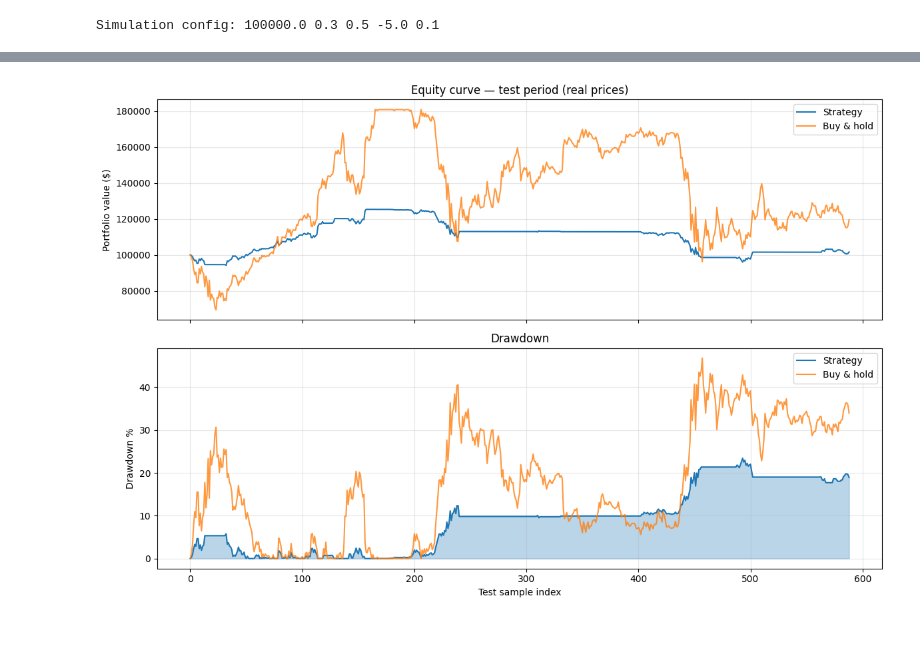
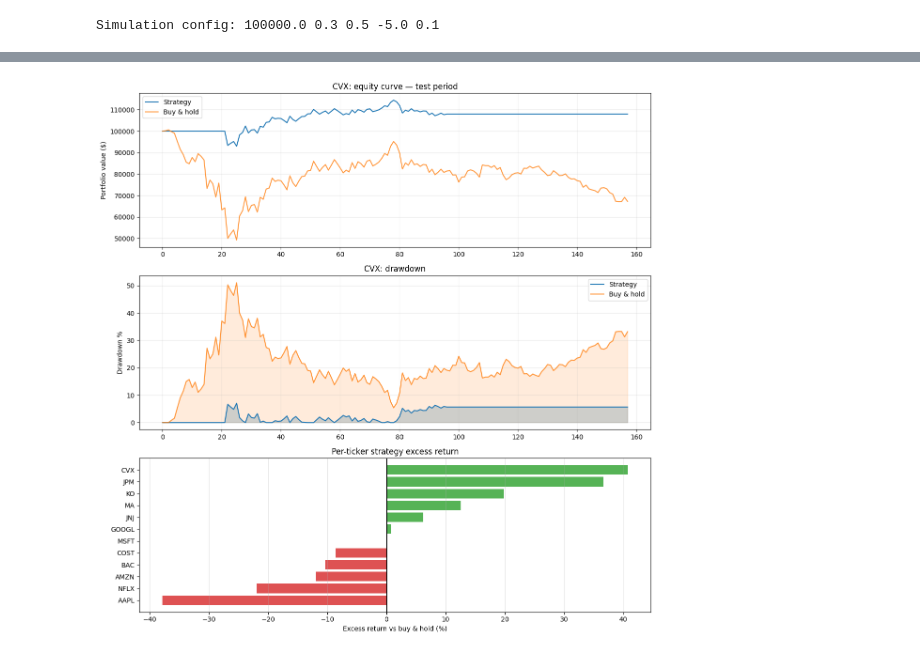
Before and after one commit to ValentinYotov/Stock-price-prediction, a Jupyter notebook: notebooks/05_backtest_simulation.ipynb, the cells around one changed output, grey strips where cells are left out. Cells and saved outputs as stored; diff of their text form; code cells hidden in the pictures.

```diff
--- a/notebooks/05_backtest_simulation.ipynb
+++ b/notebooks/05_backtest_simulation.ipynb
@@ -269,41 +344,58 @@ Final: cash=$71931.44, shares=311.77, equity=$101637.16
 # %%
 import matplotlib.pyplot as plt
 
-fig, axes = plt.subplots(2, 1, figsize=(12, 8), sharex=True)
+if plot_ticker is None:
+    raise ValueError("No ticker results available to plot.")
 
-# Buy & hold on same calendar window (real closes)
-bh_shares = initial_capital / decision_closes[0]
-bh_equity = bh_shares * decision_closes
+# Change this manually if you want another ticker, e.g. plot_ticker = "AAPL"
+r = per_ticker_results[plot_ticker]
+result = r["result"]
+prices = r["prices"]
+
+bh_shares = initial_capital / prices[0]
+bh_equity = bh_shares * prices
+
+fig, axes = plt.subplots(3, 1, figsize=(12, 12), sharex=False)
+
+def drawdown_pct(equity):
+    peak = np.maximum.accumulate(equity)
+    safe = np.where(peak <= 0, np.nan, peak)
+    return np.nan_to_num(100 * (peak - equity) / safe, nan=0.0)
 
 ax1 = axes[0]
 ax1.plot(result.equity_curve, label="Strategy", linewidth=1.5)
 ax1.plot(bh_equity, label="Buy & hold", alpha=0.8, linewidth=1.5)
 ax1.set_ylabel("Portfolio value ($)")
 ax1.legend()
 ax1.grid(True, alpha=0.3)
-ax1.set_title("Equity curve — test period (real prices)")
+ax1.set_title(f"{plot_ticker}: equity curve — test period")
 
 ax2 = axes[1]
 x = np.arange(len(result.equity_curve))
-
-def drawdown_pct(equity):
-    peak = np.maximum.accumulate(equity)
-    safe = np.where(peak <= 0, np.nan, peak)
-    return np.nan_to_num(100 * (peak - equity) / safe, nan=0.0)
-
-ax2.plot(x, drawdown_pct(result.equity_curve), label="Strategy", color="C0")
-ax2.fill_between(x, drawdown_pct(result.equity_curve), 0, alpha=0.3, color="C0")
-ax2.plot(x, drawdown_pct(bh_equity), label="Buy & hold", color="C1", alpha=0.8)
+strategy_dd = drawdown_pct(result.equity_curve)
+bh_dd = drawdown_pct(bh_equity)
+ax2.plot(x, strategy_dd, label="Strategy", color="C0")
+ax2.fill_between(x, strategy_dd, 0, alpha=0.25, color="C0")
+ax2.plot(x, bh_dd, label="Buy & hold", color="C1", alpha=0.8)
+ax2.fill_between(x, bh_dd, 0, alpha=0.15, color="C1")
 ax2.set_ylabel("Drawdown %")
-ax2.set_xlabel("Test sample index")
 ax2.legend()
 ax2.grid(True, alpha=0.3)
-ax2.set_title("Drawdown")
+ax2.set_title(f"{plot_ticker}: drawdown")
+
+ax3 = axes[2]
+plot_df = summary_df.sort_values("excess_vs_bh_pct", ascending=True)
+colors = np.where(plot_df["excess_vs_bh_pct"] > 0, "C2", "C3")
+ax3.barh(plot_df["ticker"], plot_df["excess_vs_bh_pct"], color=colors, alpha=0.8)
+ax3.axvline(0, color="black", linewidth=1)
+ax3.set_xlabel("Excess return vs buy & hold (%)")
+ax3.set_title("Per-ticker strategy excess return")
+ax3.grid(True, axis="x", alpha=0.3)
 
 plt.tight_layout()
 plt.show()
 # %% [output]
-[figure, old version]
+[figure, new version]
 # %%
 ## Конфигурация на backtest
 
```
Also changed, not shown: parts of 5 cells of this notebook, 15 other files.
